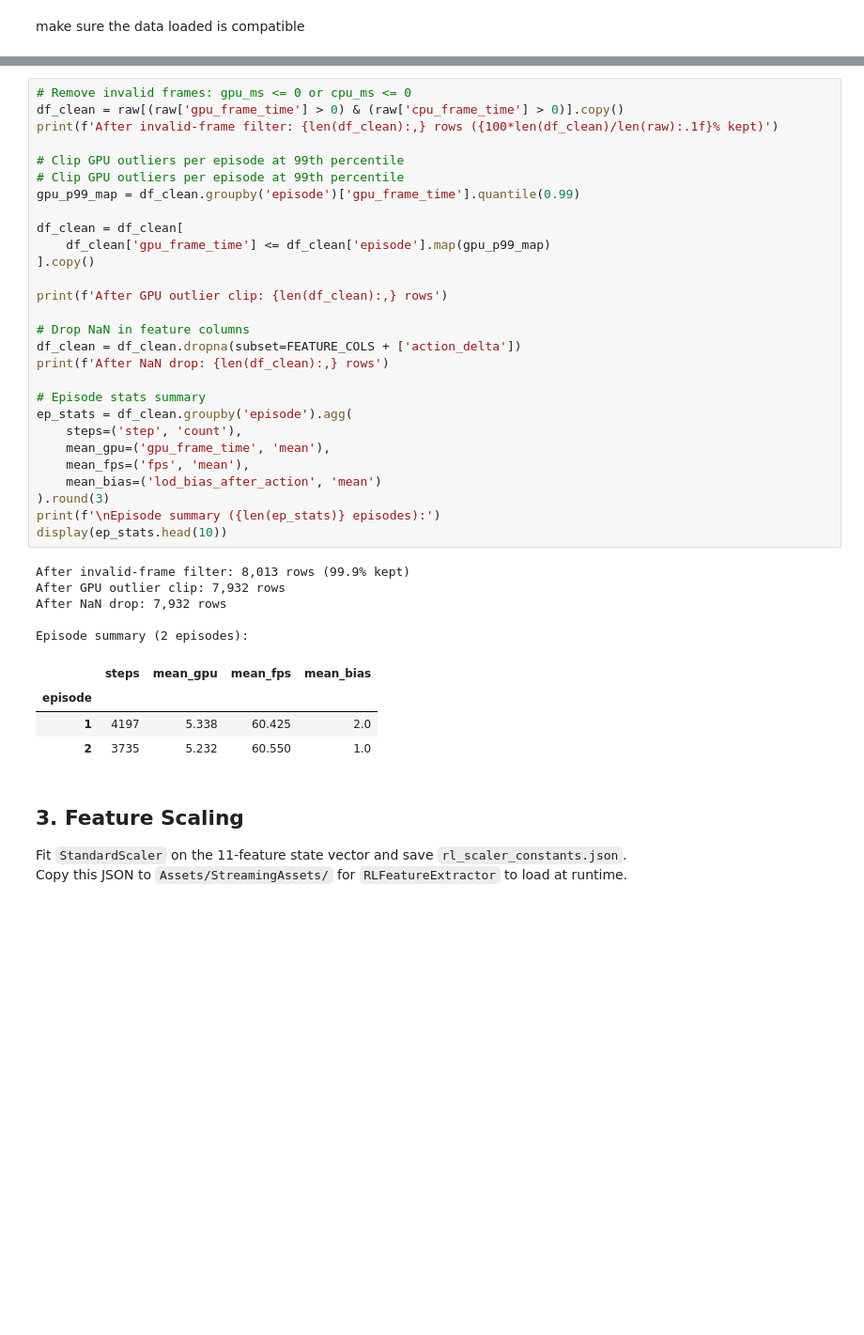
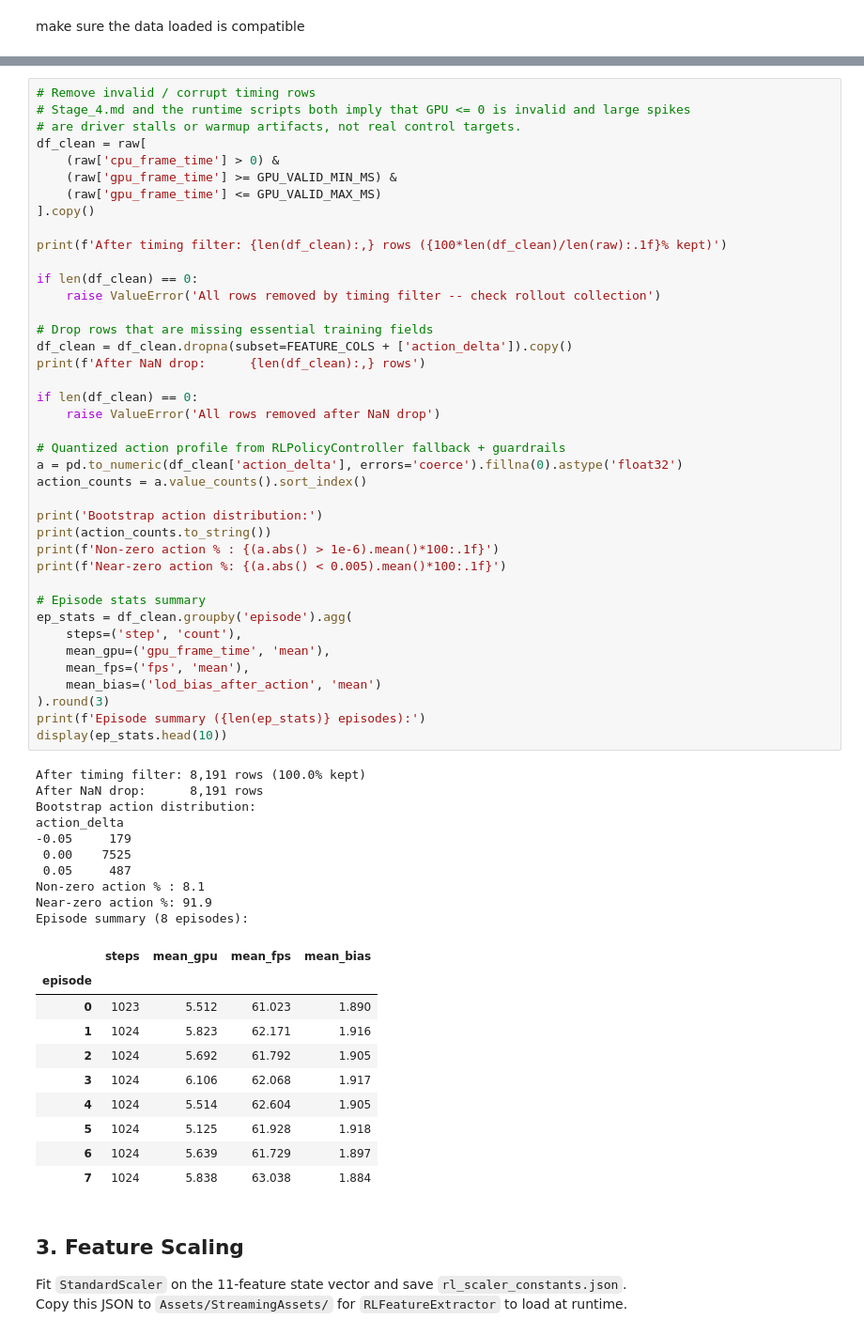
Before and after one commit to Silent0Wings/neural-lod, a Jupyter notebook: ml_pipeline/training/Stage_4/train_rl_policy_stage4.ipynb, the cells around one changed output, grey strips where cells are left out. Shown at 94% size. Saved outputs shown, nothing was run; the diff lists cells and outputs as text; blank space fills up the shorter version.

```diff
--- a/ml_pipeline/training/Stage_4/train_rl_policy_stage4.ipynb
+++ b/ml_pipeline/training/Stage_4/train_rl_policy_stage4.ipynb
@@ -226,41 +358,64 @@ Clip outliers at the 99th percentile per episode to avoid reward distortion.
 # %%
-# Remove invalid frames: gpu_ms <= 0 or cpu_ms <= 0
-df_clean = raw[(raw['gpu_frame_time'] > 0) & (raw['cpu_frame_time'] > 0)].copy()
-print(f'After invalid-frame filter: {len(df_clean):,} rows ({100*len(df_clean)/len(raw):.1f}% kept)')
-
-# Clip GPU outliers per episode at 99th percentile
-# Clip GPU outliers per episode at 99th percentile
-gpu_p99_map = df_clean.groupby('episode')['gpu_frame_time'].quantile(0.99)
-
-df_clean = df_clean[
-    df_clean['gpu_frame_time'] <= df_clean['episode'].map(gpu_p99_map)
+# Remove invalid / corrupt timing rows
+# Stage_4.md and the runtime scripts both imply that GPU <= 0 is invalid and large spikes
+# are driver stalls or warmup artifacts, not real control targets.
+df_clean = raw[
+    (raw['cpu_frame_time'] > 0) &
+    (raw['gpu_frame_time'] >= GPU_VALID_MIN_MS) &
+    (raw['gpu_frame_time'] <= GPU_VALID_MAX_MS)
 ].copy()
 
-print(f'After GPU outlier clip: {len(df_clean):,} rows')
+print(f'After timing filter: {len(df_clean):,} rows ({100*len(df_clean)/len(raw):.1f}% kept)')
 
-# Drop NaN in feature columns
-df_clean = df_clean.dropna(subset=FEATURE_COLS + ['action_delta'])
-print(f'After NaN drop: {len(df_clean):,} rows')
+if len(df_clean) == 0:
+    raise ValueError('All rows removed by timing filter -- check rollout collection')
+
+# Drop rows that are missing essential training fields
+df_clean = df_clean.dropna(subset=FEATURE_COLS + ['action_delta']).copy()
+print(f'After NaN drop:      {len(df_clean):,} rows')
+
+if len(df_clean) == 0:
+    raise ValueError('All rows removed after NaN drop')
+
+# Quantized action profile from RLPolicyController fallback + guardrails
+a = pd.to_numeric(df_clean['action_delta'], errors='coerce').fillna(0).astype('float32')
+action_counts = a.value_counts().sort_index()
+
+print('Bootstrap action distribution:')
+print(action_counts.to_string())
+print(f'Non-zero action % : {(a.abs() > 1e-6).mean()*100:.1f}')
+print(f'Near-zero action %: {(a.abs() < 0.005).mean()*100:.1f}')
 
 # Episode stats summary
 ep_stats = df_clean.groupby('episode').agg(
     steps=('step', 'count'),
     mean_gpu=('gpu_frame_time', 'mean'),
     mean_fps=('fps', 'mean'),
     mean_bias=('lod_bias_after_action', 'mean')
 ).round(3)
-print(f'\nEpisode summary ({len(ep_stats)} episodes):')
+print(f'Episode summary ({len(ep_stats)} episodes):')
 display(ep_stats.head(10))
 # %% [output]
-After invalid-frame filter: 8,013 rows (99.9% kept)
-After GPU outlier clip: 7,932 rows
-After NaN drop: 7,932 rows
-
-Episode summary (2 episodes):
+After timing filter: 8,191 rows (100.0% kept)
+After NaN drop:      8,191 rows
+Bootstrap action distribution:
+action_delta
+-0.05     179
+ 0.00    7525
+ 0.05     487
+Non-zero action % : 8.1
+Near-zero action %: 91.9
+Episode summary (8 episodes):
 |  | steps | mean_gpu | mean_fps | mean_bias |
 | episode |  |  |  |  |
-| 1 | 4197 | 5.338 | 60.425 | 2.0 |
-| 2 | 3735 | 5.232 | 60.550 | 1.0 |
+| 0 | 1023 | 5.512 | 61.023 | 1.890 |
+| 1 | 1024 | 5.823 | 62.171 | 1.916 |
+| 2 | 1024 | 5.692 | 61.792 | 1.905 |
+| 3 | 1024 | 6.106 | 62.068 | 1.917 |
+| 4 | 1024 | 5.514 | 62.604 | 1.905 |
+| 5 | 1024 | 5.125 | 61.928 | 1.918 |
+| 6 | 1024 | 5.639 | 61.729 | 1.897 |
+| 7 | 1024 | 5.838 | 63.038 | 1.884 |
 # %% [markdown]
 ## 3. Feature Scaling
 Fit `StandardScaler` on the 11-feature state vector and save `rl_scaler_constants.json`.
```
Also changed, not shown: parts of 22 cells of this notebook, 18 other files.
